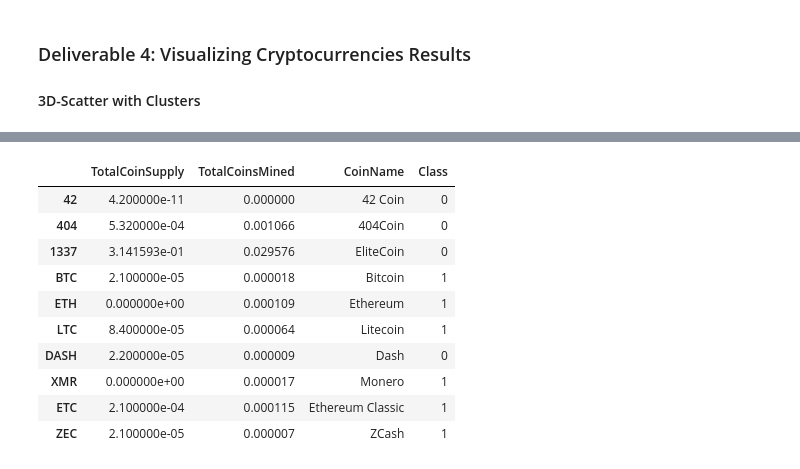
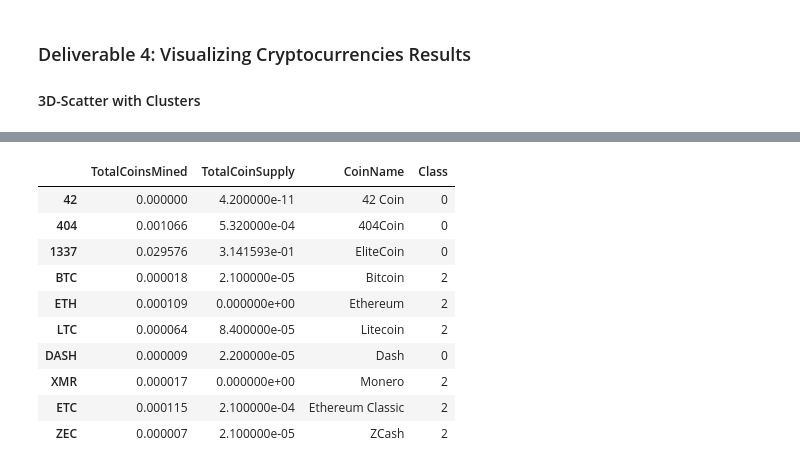
Before and after one commit to macicchino/Cryptocurrencies, a Jupyter notebook: crypto_clustering.ipynb, the cells around one changed output, grey strips where cells are left out. Drawn from its saved outputs; the diff is of its cells as text; code cells hidden in the pictures.

```diff
--- a/crypto_clustering.ipynb
+++ b/crypto_clustering.ipynb
@@ -311,0 +307,3 @@ pcs_df.head(10)
+# %%
+inertia = []
+k = list(range(1, 11))
@@ -313,10 +364,10 @@ pcs_df.head(10)
 Running K-Means with `k=4`
 # %%
 # Initialize the K-Means model.
-# YOUR CODE HERE
+model = KMeans(n_clusters=4, random_state=0)
 
 # Fit the model
-# YOUR CODE HERE
+model.fit(pcs_df)
 
 # Predict clusters
-# YOUR CODE HERE
+predictions = model.predict(pcs_df)
@@ -341,13 +392,21 @@ array([0, 0, 0, 1, 1, 1, 0, 1, 1, 1, 0, 1, 0, 0, 1, 0, 1, 1, 0, 0, 1, 1,
 # %%
 # Create a new DataFrame including predicted clusters and cryptocurrencies features.
 # Concatentate the crypto_df and pcs_df DataFrames on the same columns.
-# YOUR CODE HERE
+# MC CODE
+
+frames = [algo_crypto_df, pcs_df]
+clustered_df = pd.concat(frames,axis=1)
 
 #  Add a new column, "CoinName" to the clustered_df DataFrame that holds the names of the cryptocurrencies.
-# YOUR CODE HERE
+# MC CODE
+
+clustered_df["CoinName"] = crypto_names_df
+clustered_df.head()
 
 #  Add a new column, "Class" to the clustered_df DataFrame that holds the predictions.
-# YOUR CODE HERE
+# MC CODE
+clustered_df["Class"] = predictions
+clustered_df.head()
 
 # Print the shape of the clustered_df
 print(clustered_df.shape)
@@ -398,0 +462,6 @@ array([[4.20000000e-11, 0.00000000e+00],
+# %%
+cluster_scaled_df = clustered_df.copy()
+scaler = MinMaxScaler()
+cluster_scaled_df[['TotalCoinSupply','TotalCoinsMined']] = scaler.fit_transform(cluster_scaled_df[['TotalCoinSupply','TotalCoinsMined']])
+
+cluster_scaled_df
@@ -399,26 +482,32 @@ array([[4.20000000e-11, 0.00000000e+00],
 # %%
 # Create a new DataFrame that has the scaled data with the clustered_df DataFrame index.
-# YOUR CODE HERE
+
+plot_df = pd.DataFrame(
+    data=cluster_scaled_df, index=clustered_df.index
+)
+
 
 # Add the "CoinName" column from the clustered_df DataFrame to the new DataFrame.
-# YOUR CODE HERE
+plot_df["CoinName"] = clustered_df.loc[:,['CoinName']]
+# Add the "Class" column from the clustered_df DataFrame to the new DataFrame.
+plot_df["Class"] = clustered_df.loc[:,['Class']]
 
-# Add the "Class" column from the clustered_df DataFrame to the new DataFrame.
-# YOUR CODE HERE
+new_plot_df = plot_df.drop(columns=['Algorithm','ProofType','PC 1','PC 2','PC 3'])
 
-plot_df.head(10)
+
+new_plot_df.head(10)
 # %% [output]
-|  | TotalCoinSupply | TotalCoinsMined | CoinName | Class |
-| 42 | 4.200000e-11 | 0.000000 | 42 Coin | 0 |
-| 404 | 5.320000e-04 | 0.001066 | 404Coin | 0 |
-| 1337 | 3.141593e-01 | 0.029576 | EliteCoin | 0 |
-| BTC | 2.100000e-05 | 0.000018 | Bitcoin | 1 |
-| ETH | 0.000000e+00 | 0.000109 | Ethereum | 1 |
-| LTC | 8.400000e-05 | 0.000064 | Litecoin | 1 |
-| DASH | 2.200000e-05 | 0.000009 | Dash | 0 |
-| XMR | 0.000000e+00 | 0.000017 | Monero | 1 |
-| ETC | 2.100000e-04 | 0.000115 | Ethereum Classic | 1 |
-| ZEC | 2.100000e-05 | 0.000007 | ZCash | 1 |
+|  | TotalCoinsMined | TotalCoinSupply | CoinName | Class |
+| 42 | 0.000000 | 4.200000e-11 | 42 Coin | 0 |
+| 404 | 0.001066 | 5.320000e-04 | 404Coin | 0 |
+| 1337 | 0.029576 | 3.141593e-01 | EliteCoin | 0 |
+| BTC | 0.000018 | 2.100000e-05 | Bitcoin | 2 |
+| ETH | 0.000109 | 0.000000e+00 | Ethereum | 2 |
+| LTC | 0.000064 | 8.400000e-05 | Litecoin | 2 |
+| DASH | 0.000009 | 2.200000e-05 | Dash | 0 |
+| XMR | 0.000017 | 0.000000e+00 | Monero | 2 |
+| ETC | 0.000115 | 2.100000e-04 | Ethereum Classic | 2 |
+| ZEC | 0.000007 | 2.100000e-05 | ZCash | 2 |
 # %%
 # Create a hvplot.scatter plot using x="TotalCoinsMined" and y="TotalCoinSupply".
 # YOUR CODE HERE
```
Also changed, not shown: parts of 18 cells of this notebook.
